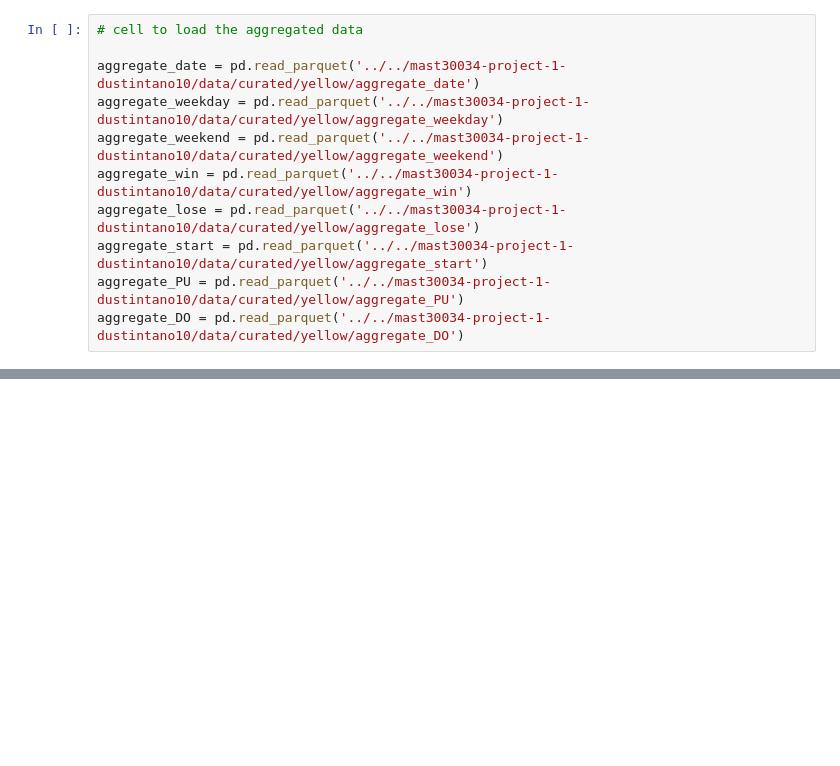
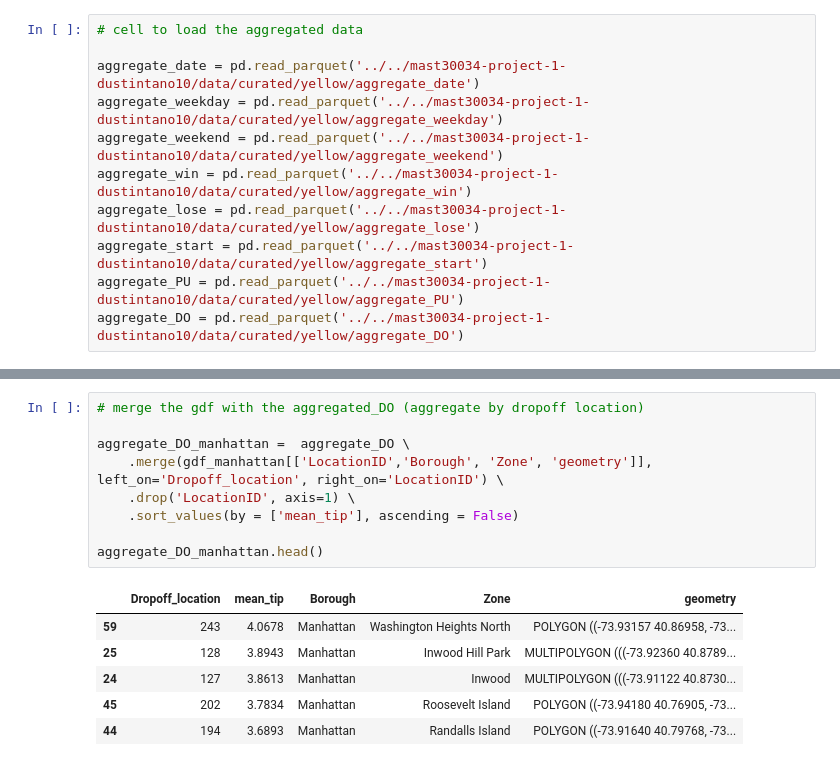
Before and after one commit to MAST30034-Applied-Data-Science/mast30034-project-1-dustintano10, a Jupyter notebook: notebooks/Analysis.ipynb, the cells around one changed output, grey strips where cells are left out. Cells and saved outputs as stored; diff of their text form; blank space fills up the shorter version.

```diff
--- a/notebooks/Analysis.ipynb
+++ b/notebooks/Analysis.ipynb
@@ -246,0 +260,16 @@ NameError: name 'gpd' is not defined
+# %%
+# merge the gdf with the aggregated_DO (aggregate by dropoff location)
+
+aggregate_DO_manhattan =  aggregate_DO \
+    .merge(gdf_manhattan[['LocationID','Borough', 'Zone', 'geometry']], left_on='Dropoff_location', right_on='LocationID') \
+    .drop('LocationID', axis=1) \
+    .sort_values(by = ['mean_tip'], ascending = False)
+
+aggregate_DO_manhattan.head()
+# %% [output]
+|  | Dropoff_location | mean_tip | Borough | Zone | geometry |
+| 59 | 243 | 4.0678 | Manhattan | Washington Heights North | POLYGON ((-73.93157 40.86958, -73... |
+| 25 | 128 | 3.8943 | Manhattan | Inwood Hill Park | MULTIPOLYGON (((-73.92360 40.8789... |
+| 24 | 127 | 3.8613 | Manhattan | Inwood | MULTIPOLYGON (((-73.91122 40.8730... |
+| 45 | 202 | 3.7834 | Manhattan | Roosevelt Island | POLYGON ((-73.94180 40.76905, -73... |
+| 44 | 194 | 3.6893 | Manhattan | Randalls Island | POLYGON ((-73.91640 40.79768, -73... |
```
Also changed, not shown: parts of 23 cells of this notebook, 2 other files.
